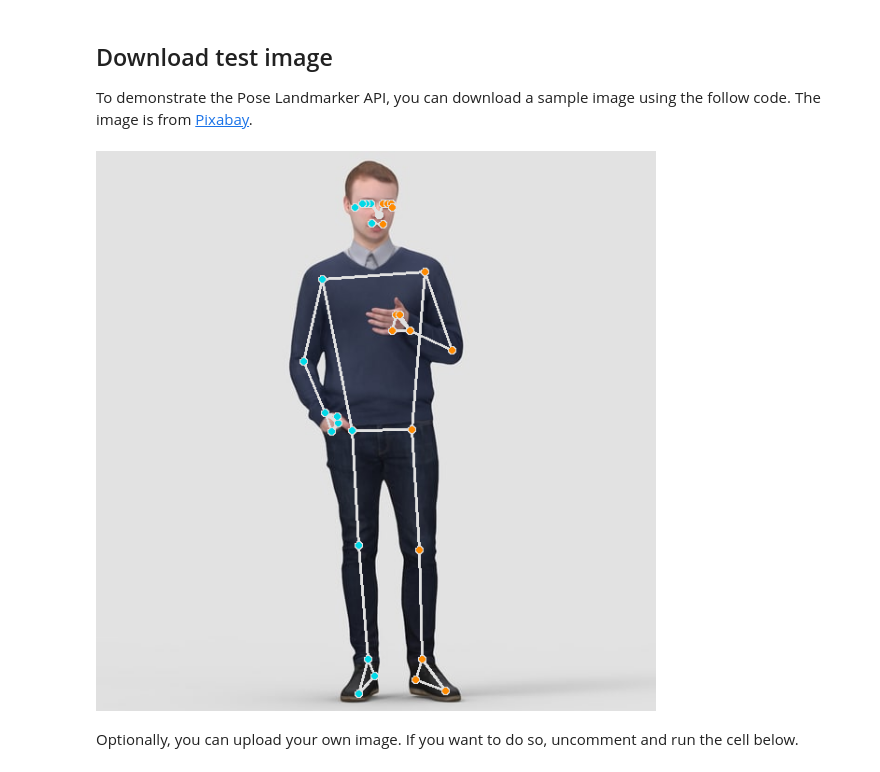
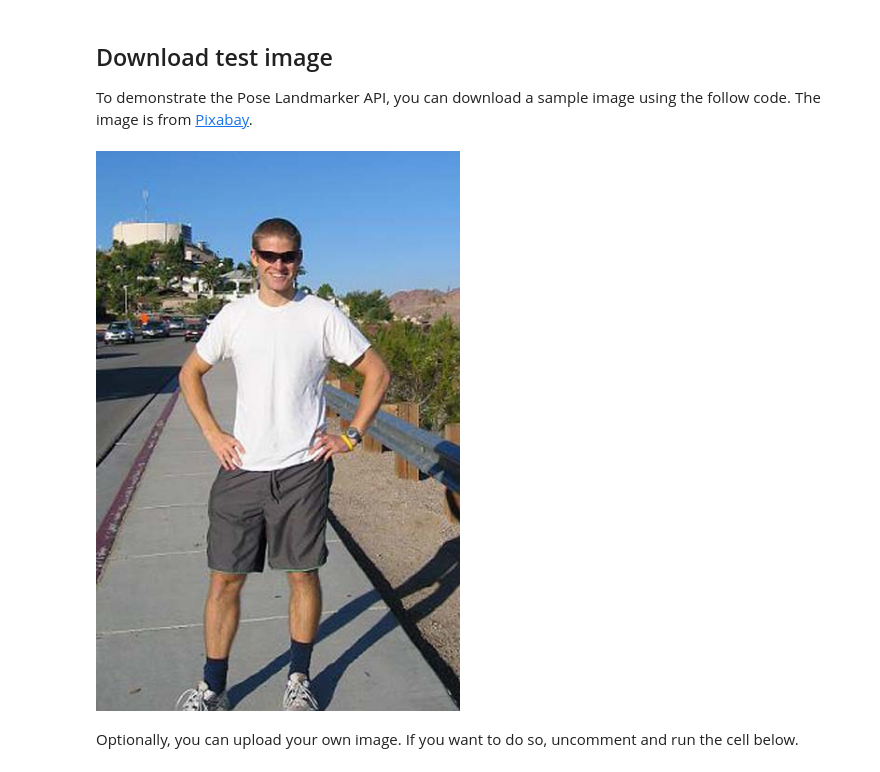
Before and after one commit to Aafreen029/first, a Jupyter notebook: examples/pose_landmarker/python/[MediaPipe_Python_Tasks]_Pose_Landmarker.ipynb, the cells around one changed output. Drawn from its saved outputs; the diff is of its cells as text; code cells hidden in the pictures.

```diff
--- a/examples/pose_landmarker/python/[MediaPipe_Python_Tasks]_Pose_Landmarker.ipynb
+++ b/examples/pose_landmarker/python/[MediaPipe_Python_Tasks]_Pose_Landmarker.ipynb
@@ -104,13 +100,13 @@ To demonstrate the Pose Landmarker API, you can download a sample image using th
 # %%
 !wget -q -O image.jpg https://cdn.pixabay.com/photo/2019/03/12/20/39/girl-4051811_960_720.jpg
 
 import cv2
 from google.colab.patches import cv2_imshow
 
-img = cv2.imread("pic.png")
+img = cv2.imread("600-170_Josh_L1.jpg")
 cv2_imshow(img)
 # %% [output]
-[figure, old version]
+[figure, new version]
 # %% [markdown]
 Optionally, you can upload your own image. If you want to do so, uncomment and run the cell below.
 # %%
```
Also changed, not shown: parts of 6 cells of this notebook.
